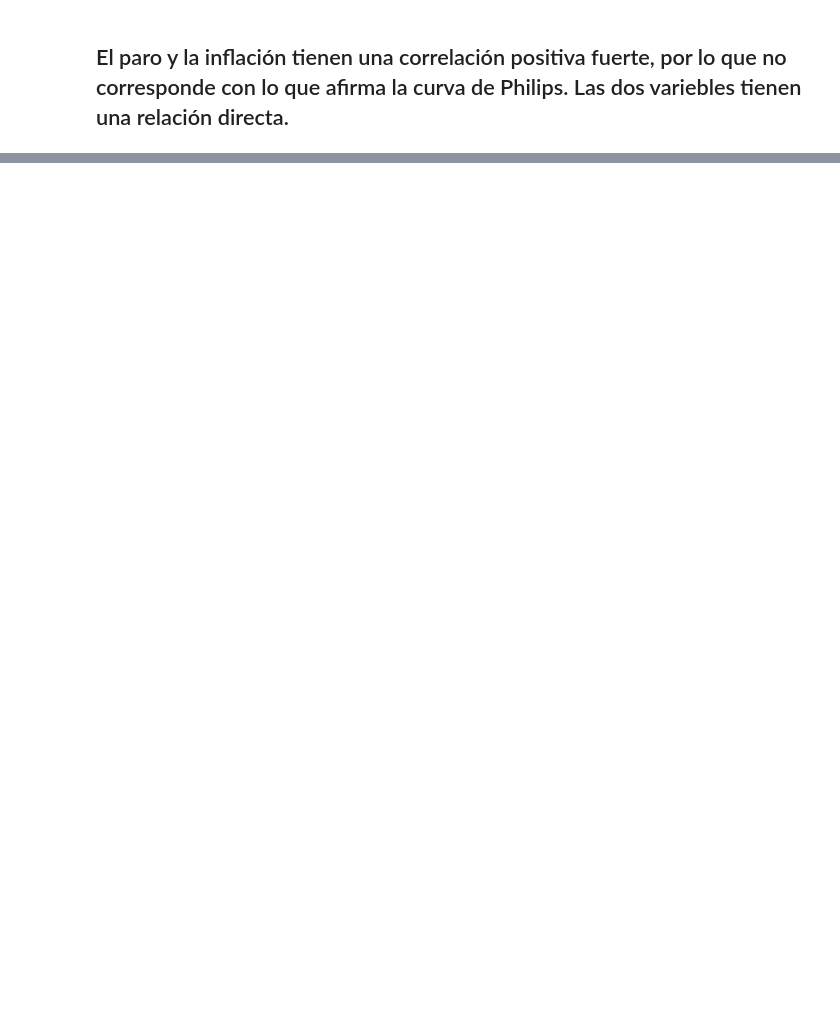
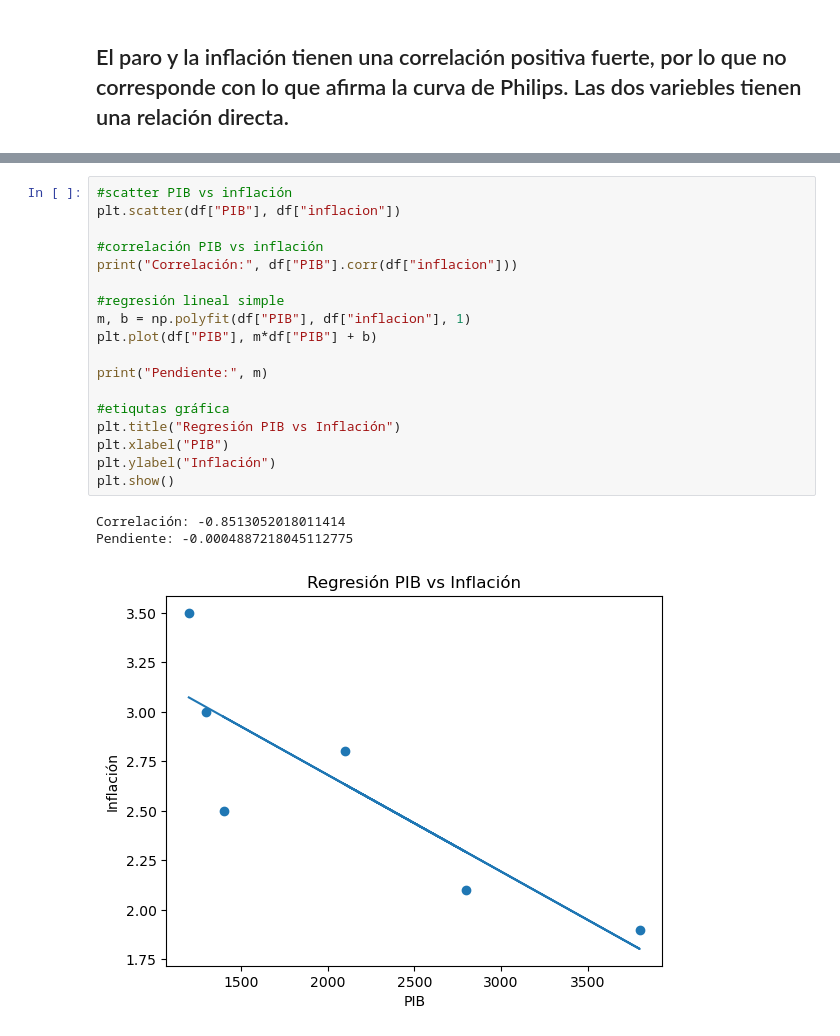
Before and after one commit to coosmiinn/Proyectos-Economia, a Jupyter notebook: Semana 7/Semana 7.ipynb, the cells around one changed output, grey strips where cells are left out. Saved outputs shown, nothing was run; the diff lists cells and outputs as text; blank space fills up the shorter version.

```diff
--- a/Semana 7/Semana 7.ipynb
+++ b/Semana 7/Semana 7.ipynb
@@ -53,0 +82,22 @@ Correlación: 0.9100011811813153
+# %%
+#scatter PIB vs inflación
+plt.scatter(df["PIB"], df["inflacion"])
+
+#correlación PIB vs inflación
+print("Correlación:", df["PIB"].corr(df["inflacion"]))
+
+#regresión lineal simple
+m, b = np.polyfit(df["PIB"], df["inflacion"], 1)
+plt.plot(df["PIB"], m*df["PIB"] + b)
+
+print("Pendiente:", m)
+
+#etiqutas gráfica
+plt.title("Regresión PIB vs Inflación")
+plt.xlabel("PIB")
+plt.ylabel("Inflación")
+plt.show()
+# %% [output]
+Correlación: -0.8513052018011414
+Pendiente: -0.0004887218045112775
+[figure, added]
```
Also changed, not shown: parts of 7 cells of this notebook.
